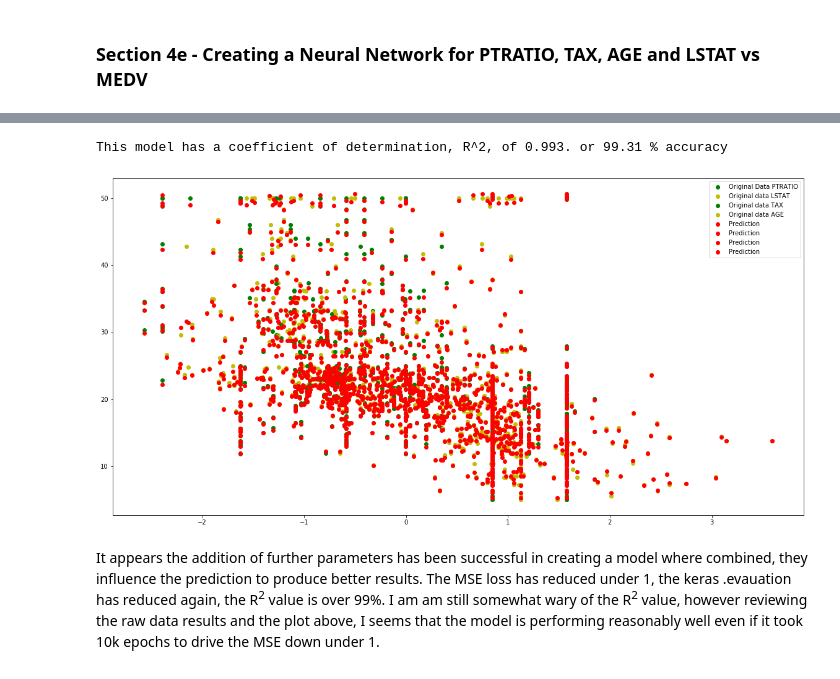
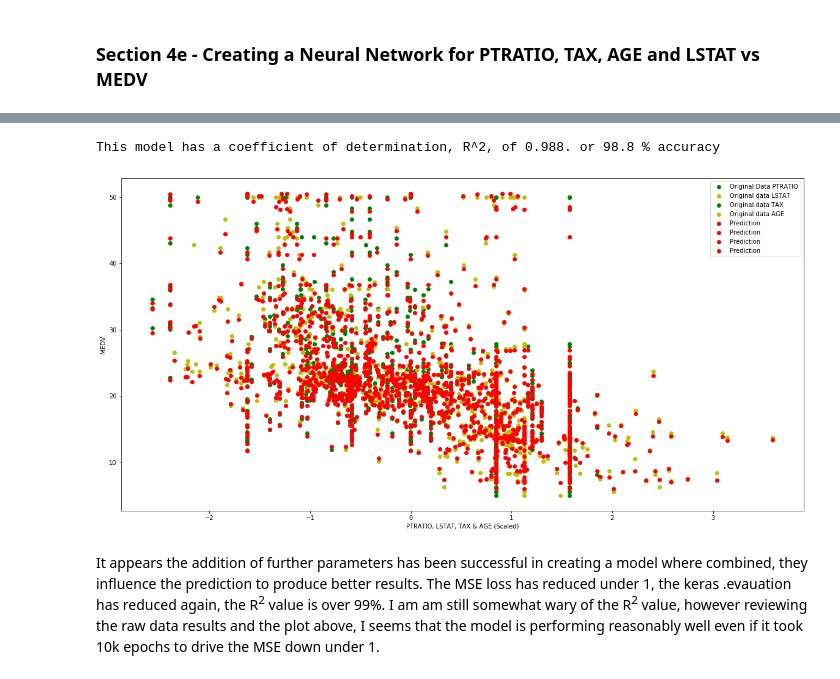
Before and after one commit to eimearbutler7/Sem_4_Machine_Learning_Assessment, a Jupyter notebook: Boston House Prices.ipynb.ipynb, the cells around one changed output, grey strips where cells are left out. Drawn from its saved outputs; the diff is of its cells as text; code cells hidden in the pictures.

```diff
--- a/Boston House Prices.ipynb.ipynb
+++ b/Boston House Prices.ipynb.ipynb
@@ -891,7 +911,7 @@ r.add(kr.layers.Dense(1, activation="linear")) #adjusting from 10 to 30,improves
 r.compile(loss="mean_squared_error", optimizer="Adadelta") # through testing the optomisers from the https://keras.io/optimizers/ website, the best was found to be Adadelta
 
 # Train the model.
-r.fit(inputs4, output4, epochs=10000,batch_size=10)
+r.fit(inputs4, output4, epochs=6000,batch_size=10)
 
 # Run each x value through the neural network.
 r_3 = r.predict(inputs4)
@@ -965,22 +981,23 @@ r.evaluate(xscale_test_data[['LSTAT', 'TAX', 'PTRATIO', 'AGE']],keras_results4['
 score = performance_metric(output4, r_3)
 print ("This model has a coefficient of determination, R^2, of {:.3f}.".format(score), "or", round(score*100, 2) , "% accuracy")
 # %% [output]
-This model has a coefficient of determination, R^2, of 0.993. or 99.31 % accuracy
+This model has a coefficient of determination, R^2, of 0.988. or 98.8 % accuracy
 # %%
 #Plot the data points to see how much overlap exists
 
 plt.plot(inputs4['PTRATIO'], output4, 'go', label='Original Data PTRATIO')
 plt.plot(inputs4['LSTAT'], output4, 'yo', label='Original data LSTAT')
 plt.plot(inputs4['TAX'], output4, 'go', label='Original data TAX')
 plt.plot(inputs4['AGE'], output4, 'yo', label='Original data AGE')
 
 plt.plot(inputs4, r_3, 'ro', label='Prediction')
 
-
+plt.xlabel('PTRATIO, LSTAT, TAX & AGE (Scaled)')
+plt.ylabel('MEDV')
 plt.legend()
 plt.show()
 # %% [output]
-[figure, old version]
+[figure, new version]
 # %% [markdown]
 It appears the addition of further parameters has been successful in creating a model where combined, they influence the prediction to produce better results. The MSE loss has reduced under 1, the keras .evauation has reduced again, the R<sup>2</sup> value is over 99%. I am am still somewhat wary of the R<sup>2</sup> value, however reviewing the raw data results and the plot above, I seems that the model is performing reasonably well even if it took 10k epochs to drive the MSE down under 1.
 # %% [markdown]
```
Also changed, not shown: parts of 14 cells of this notebook.
